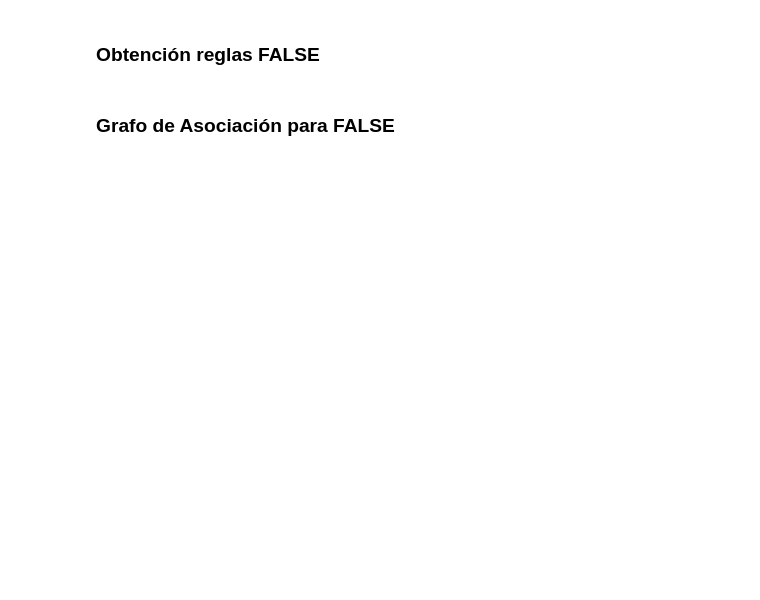
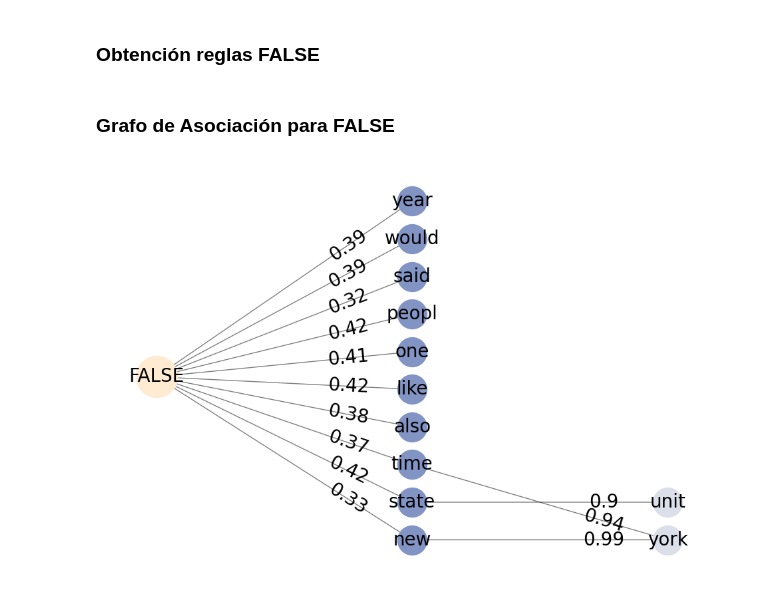
Before and after one commit to jose-jac/TFG, a Jupyter notebook: code/reglas_y_redes.ipynb, the cells around one changed output. Drawn from its saved outputs; the diff is of its cells as text; code cells hidden in the pictures; blank space fills up the shorter version.

```diff
--- a/code/reglas_y_redes.ipynb
+++ b/code/reglas_y_redes.ipynb
@@ -767,8 +861,6 @@ decimales = 2
 reglas_VoF_grafo = reglas_F
 reglas_conectadas_grafo = reglas_conectadas[reglas_conectadas['confidence'] >= 0.9]
 
-# Calcular la distancia en aristas de cada nodo al nodo "TRUE"
-distancias = nx.shortest_path_length(G, target='FALSE')
 
 # Creamos un grafo de las reglas, donde los nodos son los elementos y las aristas son las reglas, y el valor de la arista es la confianza
 G = nx.DiGraph()
@@ -844,35 +936,38 @@ for node in G.nodes:
         nx.draw_networkx_nodes(G, pos_final, nodelist=[node], node_size=2000, node_color='#ffead2')
     elif distancias[node] == 1:
         nx.draw_networkx_nodes(G, pos_final, nodelist=[node], node_size=1000, node_color='#8294c4')
     elif distancias[node] == 2:
         nx.draw_networkx_nodes(G, pos_final, nodelist=[node], node_size=1000, node_color='#dbdfea')
 
 # Dibujamos las aristas curvadas entre nodos del mismo nivel
 same_level_edges = [(u, v, d) for u, v, d in G.edges(data=True) if distancias[u] == distancias[v]]
 different_level_edges = [(u, v, d) for u, v, d in G.edges(data=True) if distancias[u] != distancias[v]]
 
 nx.draw_networkx_edges(G, pos_final, edgelist=same_level_edges, connectionstyle="arc3,rad=1", alpha=0.5, edge_color='black')
 nx.draw_networkx_edges(G, pos_final, edgelist=different_level_edges, alpha=0.5, edge_color='black')
 
 nx.draw_networkx_labels(G, pos_final, font_size=20, font_color='black')
 
 edge_labels = nx.get_edge_attributes(G, 'weight')
 
 # Ajustamos la posición de las etiquetas a lo largo de las aristas curvadas
 curved_edge_labels = {}
 for edge, weight in edge_labels.items():
     if edge in same_level_edges:
         u, v = edge[:2]
         x1, y1 = pos_final[u]
         x2, y2 = pos_final[v]
         label_pos = (x1 + x2) / 2, (y1 + y2) / 2
         curved_edge_labels[edge] = {'weight': weight, 'label_pos': label_pos}
     else:
         curved_edge_labels[edge] = weight
-
+# No ponemos borde a la figura
+plt.box(False)
 nx.draw_networkx_edge_labels(G, pos_final, edge_labels=curved_edge_labels, label_pos=0.75, font_size=20, bbox=dict(facecolor='none', edgecolor='none'))
-plt.savefig('../images/reglas_maximales_false2.png')
+#plt.savefig('../images/reglas_maximales_false2.png')
 plt.show()
+# %% [output]
+[figure, added]
 # %%
 # Comprobamos si el grafo tiene ciclos
 nx.is_directed_acyclic_graph(G)
```
Also changed, not shown: parts of 13 cells of this notebook, 2 other files.
